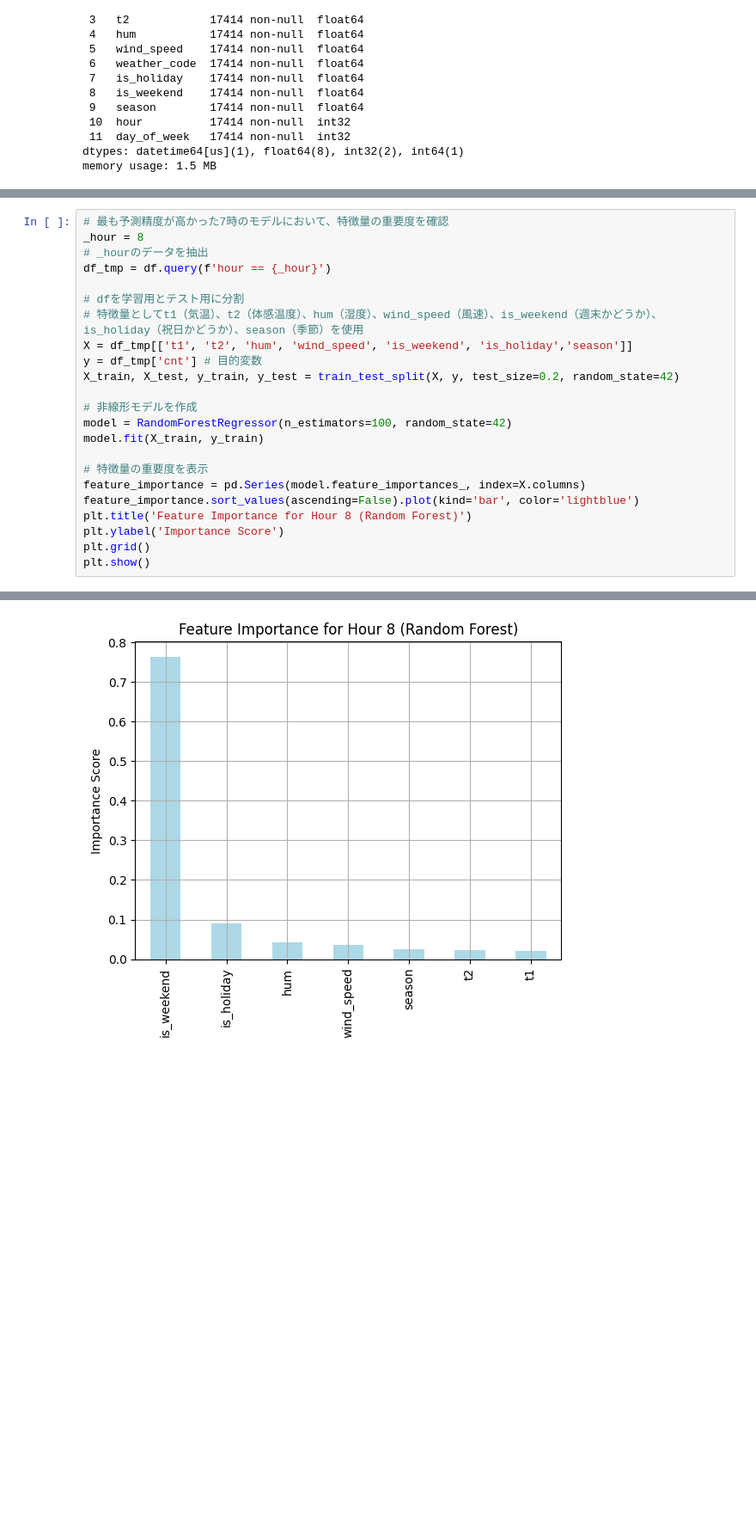
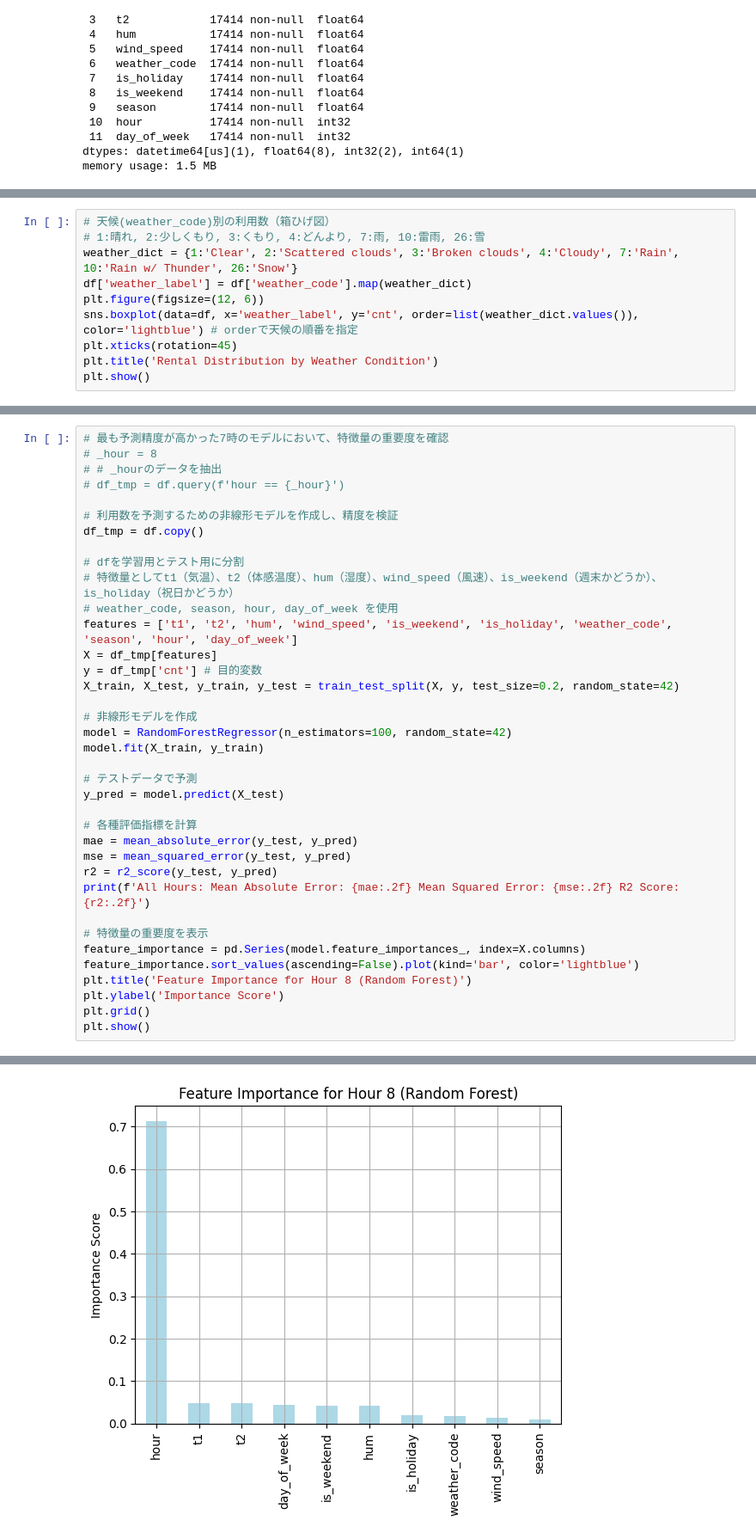
Before and after one commit to KHiraGit/suds2503, a Jupyter notebook: data_analysis_sample_2.ipynb, the cells around one changed output, grey strips where cells are left out. Shown at 86% size. Drawn from its saved outputs; the diff is of its cells as text; blank space fills up the shorter version.

```diff
--- a/data_analysis_sample_2.ipynb
+++ b/data_analysis_sample_2.ipynb
@@ -204,0 +189,10 @@ plt.show()
+# %%
+# 天候(weather_code)別の利用数（箱ひげ図）
+# 1:晴れ, 2:少しくもり, 3:くもり, 4:どんより, 7:雨, 10:雷雨, 26:雪
+weather_dict = {1:'Clear', 2:'Scattered clouds', 3:'Broken clouds', 4:'Cloudy', 7:'Rain', 10:'Rain w/ Thunder', 26:'Snow'}
+df['weather_label'] = df['weather_code'].map(weather_dict)
+plt.figure(figsize=(12, 6))
+sns.boxplot(data=df, x='weather_label', y='cnt', order=list(weather_dict.values()), color='lightblue') # orderで天候の順番を指定
+plt.xticks(rotation=45)
+plt.title('Rental Distribution by Weather Condition')
+plt.show()
@@ -423,18 +502,32 @@ for _hour in range(24):
 # %%
 # 最も予測精度が高かった7時のモデルにおいて、特徴量の重要度を確認
-_hour = 8
-# _hourのデータを抽出
-df_tmp = df.query(f'hour == {_hour}')
+# _hour = 8
+# # _hourのデータを抽出
+# df_tmp = df.query(f'hour == {_hour}')
+
+# 利用数を予測するための非線形モデルを作成し、精度を検証
+df_tmp = df.copy()
 
 # dfを学習用とテスト用に分割
-# 特徴量としてt1（気温）、t2（体感温度）、hum（湿度）、wind_speed（風速）、is_weekend（週末かどうか）、is_holiday（祝日かどうか）、season（季節）を使用
-X = df_tmp[['t1', 't2', 'hum', 'wind_speed', 'is_weekend', 'is_holiday','season']]
+# 特徴量としてt1（気温）、t2（体感温度）、hum（湿度）、wind_speed（風速）、is_weekend（週末かどうか）、is_holiday（祝日かどうか）
+# weather_code, season, hour, day_of_week を使用
+features = ['t1', 't2', 'hum', 'wind_speed', 'is_weekend', 'is_holiday', 'weather_code', 'season', 'hour', 'day_of_week']
+X = df_tmp[features]
 y = df_tmp['cnt'] # 目的変数
 X_train, X_test, y_train, y_test = train_test_split(X, y, test_size=0.2, random_state=42)
 
 # 非線形モデルを作成
 model = RandomForestRegressor(n_estimators=100, random_state=42)
 model.fit(X_train, y_train)
+
+# テストデータで予測
+y_pred = model.predict(X_test)
+
+# 各種評価指標を計算
+mae = mean_absolute_error(y_test, y_pred)
+mse = mean_squared_error(y_test, y_pred)
+r2 = r2_score(y_test, y_pred)
+print(f'All Hours: Mean Absolute Error: {mae:.2f} Mean Squared Error: {mse:.2f} R2 Score: {r2:.2f}')
 
 # 特徴量の重要度を表示
 feature_importance = pd.Series(model.feature_importances_, index=X.columns)
@@ -447 +541 @@ plt.show()
-[figure, old version]
+[figure, new version]
```
Also changed, not shown: parts of 39 cells of this notebook, 1 other file.
